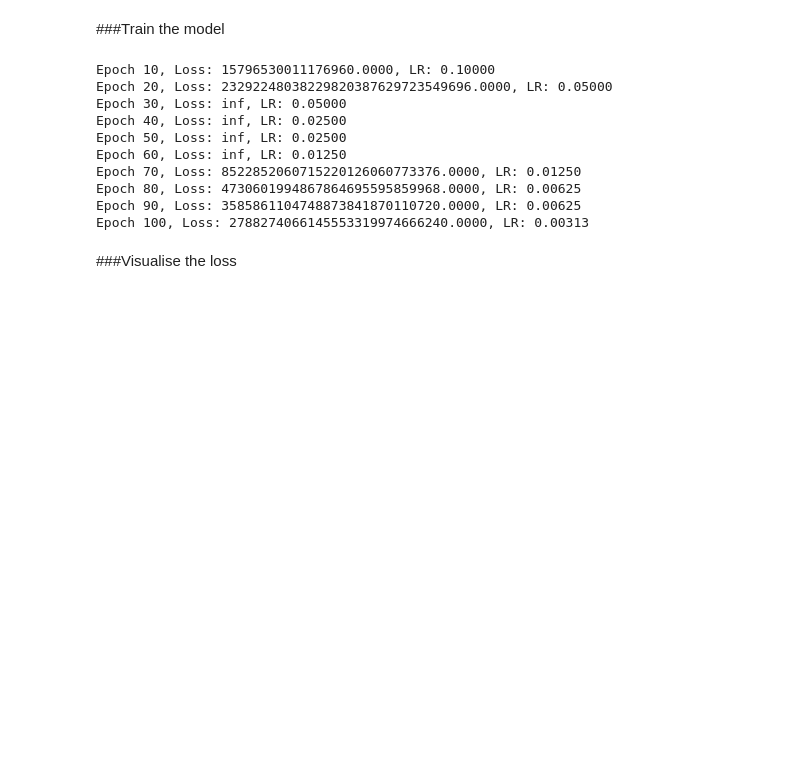
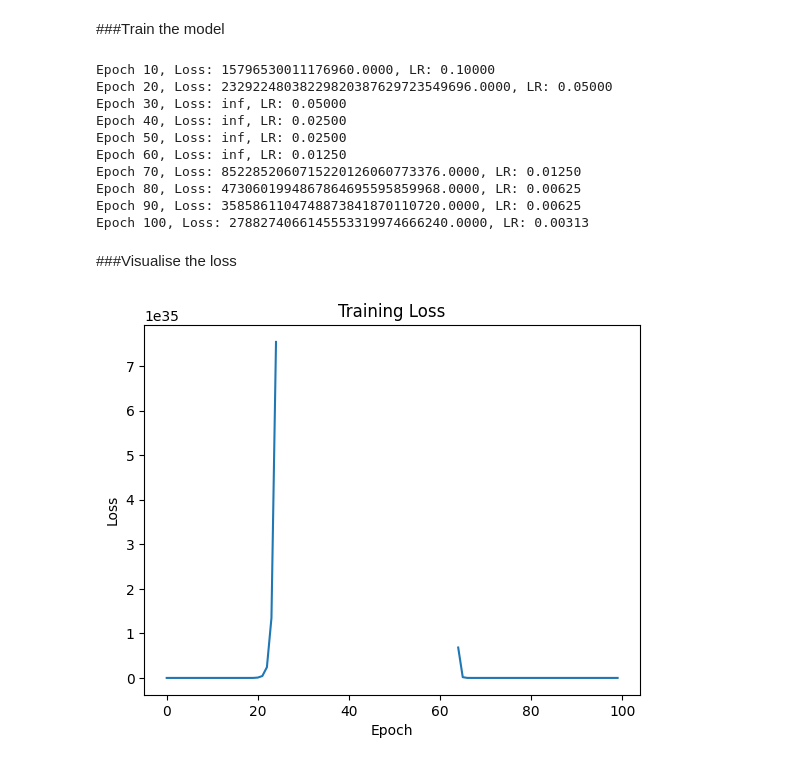
Before and after one commit to Innocent-Tim/learning_pytorch, a Jupyter notebook: learning_pytorch.ipynb, the cells around one changed output. Drawn from its saved outputs; the diff is of its cells as text; code cells hidden in the pictures; blank space fills up the shorter version.

```diff
--- a/learning_pytorch.ipynb
+++ b/learning_pytorch.ipynb
@@ -1000,3 +1000,13 @@ Epoch 90, Loss: 3585861104748873841870110720.0000, LR: 0.00625
 Epoch 100, Loss: 2788274066145553319974666240.0000, LR: 0.00313
 # %% [markdown]
 ###Visualise the loss
+# %%
+plt.plot(loss_history)
+
+plt.xlabel("Epoch")
+plt.ylabel("Loss")
+plt.title("Training Loss")
+
+plt.show()
+# %% [output]
+[figure, added]
```
Also changed, not shown: parts of 6 cells of this notebook.
